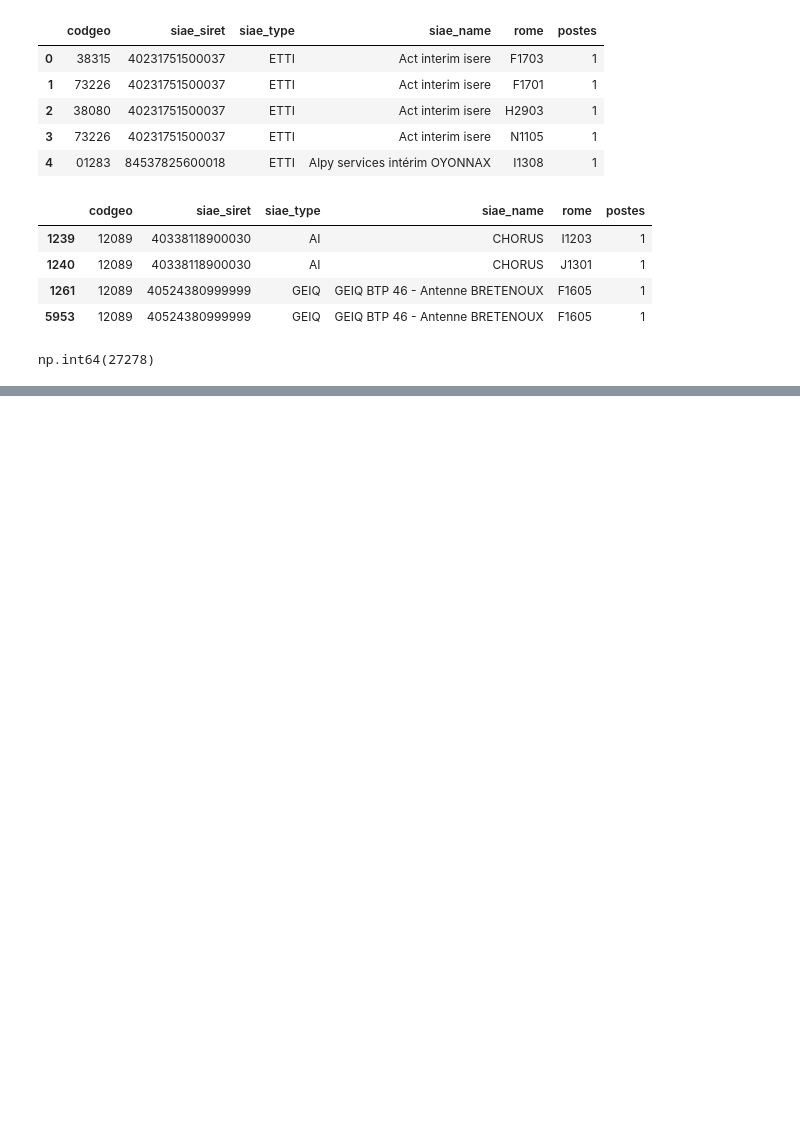
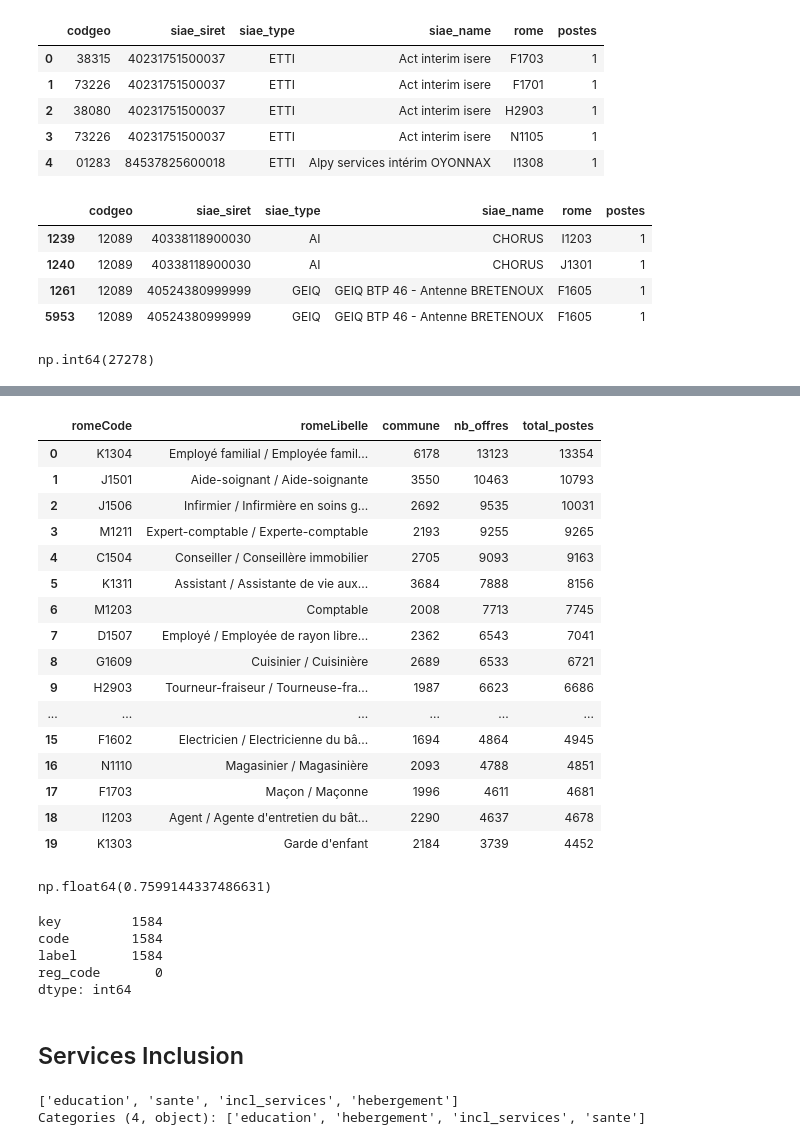
Before and after one commit to jbesan/13_odis_stream2, a Jupyter notebook: notebooks/odis_check_data.ipynb, the cells around one changed output, grey strips where cells are left out. Cells and saved outputs as stored; diff of their text form; code cells hidden in the pictures; blank space fills up the shorter version.

```diff
--- a/notebooks/odis_check_data.ipynb
+++ b/notebooks/odis_check_data.ipynb
@@ -862,0 +869,22 @@ np.int64(27278)
+# %%
+odis_ft_jobs_top = odis_ft_jobs_agg.groupby(['romeCode', 'romeLibelle']).agg({'commune': 'count', 'nb_offres': 'sum', 'total_postes': 'sum'})
+odis_ft_jobs_top = odis_ft_jobs_top.sort_values(by='total_postes', ascending=False).reset_index()
+odis_ft_jobs_top.head(20)
+# %% [output]
+|  | romeCode | romeLibelle | commune | nb_offres | total_postes |
+| 0 | K1304 | Employé familial / Employée famil... | 6178 | 13123 | 13354 |
+| 1 | J1501 | Aide-soignant / Aide-soignante | 3550 | 10463 | 10793 |
+| 2 | J1506 | Infirmier / Infirmière en soins g... | 2692 | 9535 | 10031 |
+| 3 | M1211 | Expert-comptable / Experte-comptable | 2193 | 9255 | 9265 |
+| 4 | C1504 | Conseiller / Conseillère immobilier | 2705 | 9093 | 9163 |
+| 5 | K1311 | Assistant / Assistante de vie aux... | 3684 | 7888 | 8156 |
+| 6 | M1203 | Comptable | 2008 | 7713 | 7745 |
+| 7 | D1507 | Employé / Employée de rayon libre... | 2362 | 6543 | 7041 |
+| 8 | G1609 | Cuisinier / Cuisinière | 2689 | 6533 | 6721 |
+| 9 | H2903 | Tourneur-fraiseur / Tourneuse-fra... | 1987 | 6623 | 6686 |
+| ... | ... | ... | ... | ... | ... |
+| 15 | F1602 | Electricien / Electricienne du bâ... | 1694 | 4864 | 4945 |
+| 16 | N1110 | Magasinier / Magasinière | 2093 | 4788 | 4851 |
+| 17 | F1703 | Maçon / Maçonne | 1996 | 4611 | 4681 |
+| 18 | I1203 | Agent / Agente d'entretien du bât... | 2290 | 4637 | 4678 |
+| 19 | K1303 | Garde d'enfant | 2184 | 3739 | 4452 |
@@ -862,0 +893,19 @@ np.int64(27278)
+# %%
+odis_ft_jobs_top100.total_postes.sum() / odis_ft_jobs_top.total_postes.sum()
+# %% [output]
+np.float64(0.7599144337486631)
+# %%
+odis_referentiels[odis_referentiels.key == 'rome_codes'].count()
+# %% [output]
+key         1584
+code        1584
+label       1584
+reg_code       0
+dtype: int64
+# %% [markdown]
+## Services Inclusion
+# %%
+odis_pois.category.unique()
+# %% [output]
+['education', 'sante', 'incl_services', 'hebergement']
+Categories (4, object): ['education', 'hebergement', 'incl_services', 'sante']
```
Also changed, not shown: parts of 10 cells of this notebook, 20 other files.
